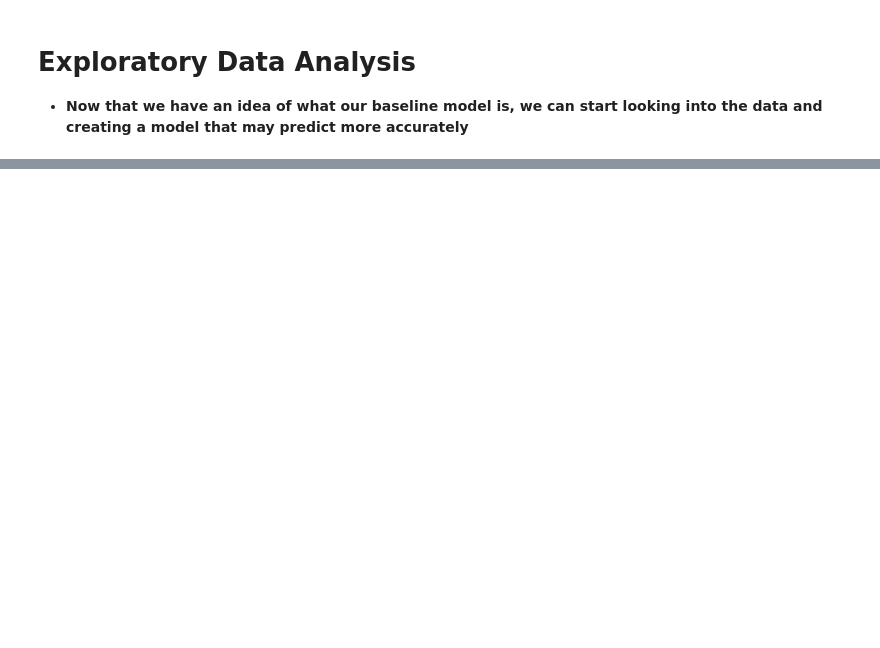
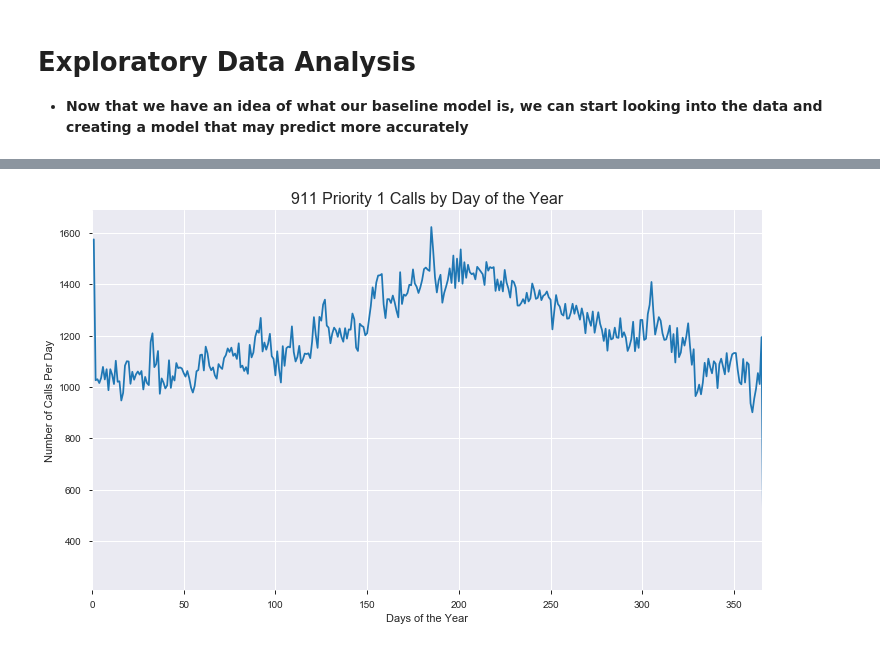
Before and after one commit to sam-cannon/Predicting-911-Calls-In-Seattle, a Jupyter notebook: Predicting 911 Response Times.ipynb, the cells around one changed output, grey strips where cells are left out. Cells and saved outputs as stored; diff of their text form; code cells hidden in the pictures; blank space fills up the shorter version.

```diff
--- a/Predicting 911 Response Times.ipynb
+++ b/Predicting 911 Response Times.ipynb
@@ -174,0 +185,9 @@ dtype: float64
+# %%
+#looking at total amount of calls made per day of the year over the last 10 years
+df.groupby(df['original_time_queued'].dt.dayofyear).total_response_time.count().plot(figsize = (12, 7))
+plt.title('911 Priority 1 Calls by Day of the Year', fontsize = 16)
+plt.xlabel('Days of the Year')
+plt.ylabel('Number of Calls Per Day')
+plt.xlim(0, 365);
+# %% [output]
+[figure, added]
```
Also changed, not shown: parts of 12 cells of this notebook.
